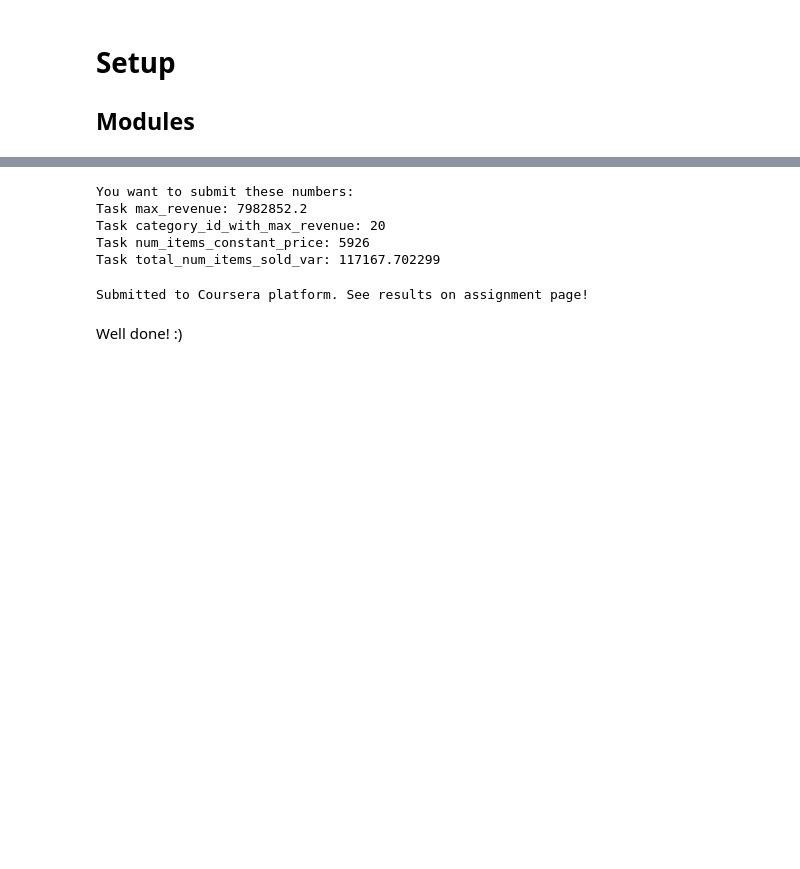
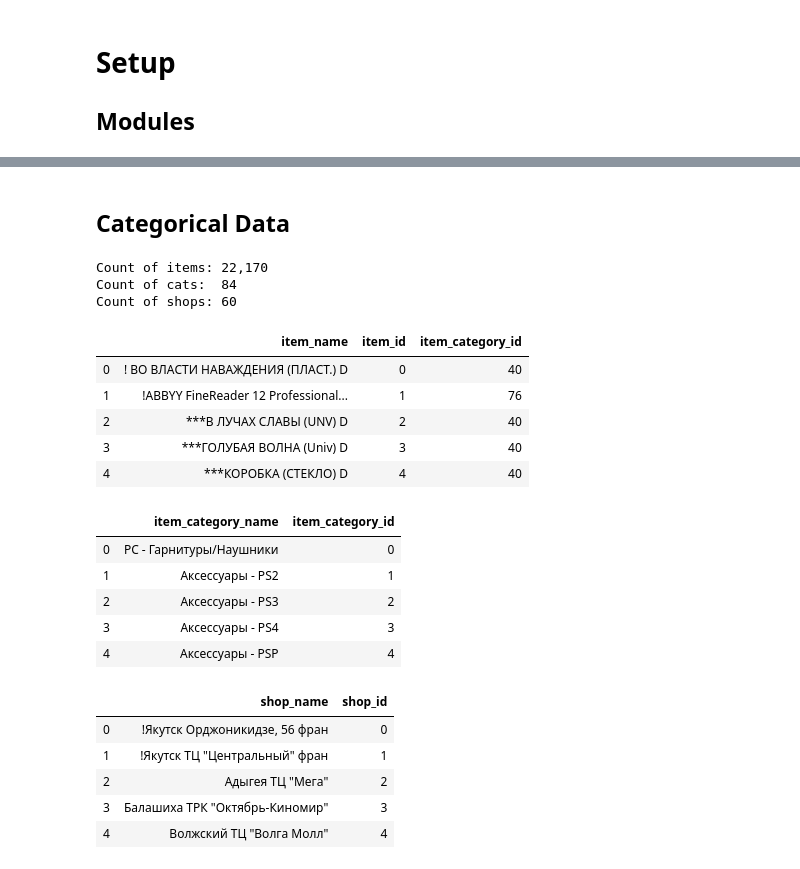
Before and after one commit to sebastienplat/sebastienplat.github.io, a Jupyter notebook: _drafts/notebooks/projects/competitive-ds/final-project/ETL.ipynb, the cells around one changed output, grey strips where cells are left out. Drawn from its saved outputs; the diff is of its cells as text; code cells hidden in the pictures; blank space fills up the shorter version.

```diff
--- a/_drafts/notebooks/projects/competitive-ds/final-project/ETL.ipynb
+++ b/_drafts/notebooks/projects/competitive-ds/final-project/ETL.ipynb
@@ -243,16 +53,33 @@ To submit assignment to Cousera platform, please, enter your e-mail and token in
-# %%
-STUDENT_EMAIL = 'plat.sebastien@hotmail.fr'
-STUDENT_TOKEN = 'zvEEDNCTXUcN5JzQ'
-grader.status()
-# %% [output]
-You want to submit these numbers:
-Task max_revenue: 7982852.2
-Task category_id_with_max_revenue: 20
-Task num_items_constant_price: 5926
-Task total_num_items_sold_var: 117167.702299
-# %%
-grader.submit(STUDENT_EMAIL, STUDENT_TOKEN)
-# %% [output]
-Submitted to Coursera platform. See results on assignment page!
-# %% [markdown]
-Well done! :)
+# %% [markdown]
+## Categorical Data
+# %%
+print('Count of items: {:,.0f}'.format(items.shape[0]))
+print('Count of cats:  {:.0f}'.format(item_categories.shape[0]))
+print('Count of shops: {:.0f}'.format(shops.shape[0]))
+# %% [output]
+Count of items: 22,170
+Count of cats:  84
+Count of shops: 60
+# %%
+display(items.head())
+display(item_categories.head())
+display(shops.head())
+# %% [output]
+|  | item_name | item_id | item_category_id |
+| 0 | ! ВО ВЛАСТИ НАВАЖДЕНИЯ (ПЛАСТ.) D | 0 | 40 |
+| 1 | !ABBYY FineReader 12 Professional... | 1 | 76 |
+| 2 | ***В ЛУЧАХ СЛАВЫ (UNV) D | 2 | 40 |
+| 3 | ***ГОЛУБАЯ ВОЛНА (Univ) D | 3 | 40 |
+| 4 | ***КОРОБКА (СТЕКЛО) D | 4 | 40 |
+|  | item_category_name | item_category_id |
+| 0 | PC - Гарнитуры/Наушники | 0 |
+| 1 | Аксессуары - PS2 | 1 |
+| 2 | Аксессуары - PS3 | 2 |
+| 3 | Аксессуары - PS4 | 3 |
+| 4 | Аксессуары - PSP | 4 |
+|  | shop_name | shop_id |
+| 0 | !Якутск Орджоникидзе, 56 фран | 0 |
+| 1 | !Якутск ТЦ "Центральный" фран | 1 |
+| 2 | Адыгея ТЦ "Мега" | 2 |
+| 3 | Балашиха ТРК "Октябрь-Киномир" | 3 |
+| 4 | Волжский ТЦ "Волга Молл" | 4 |
```
Also changed, not shown: parts of 62 cells of this notebook.
